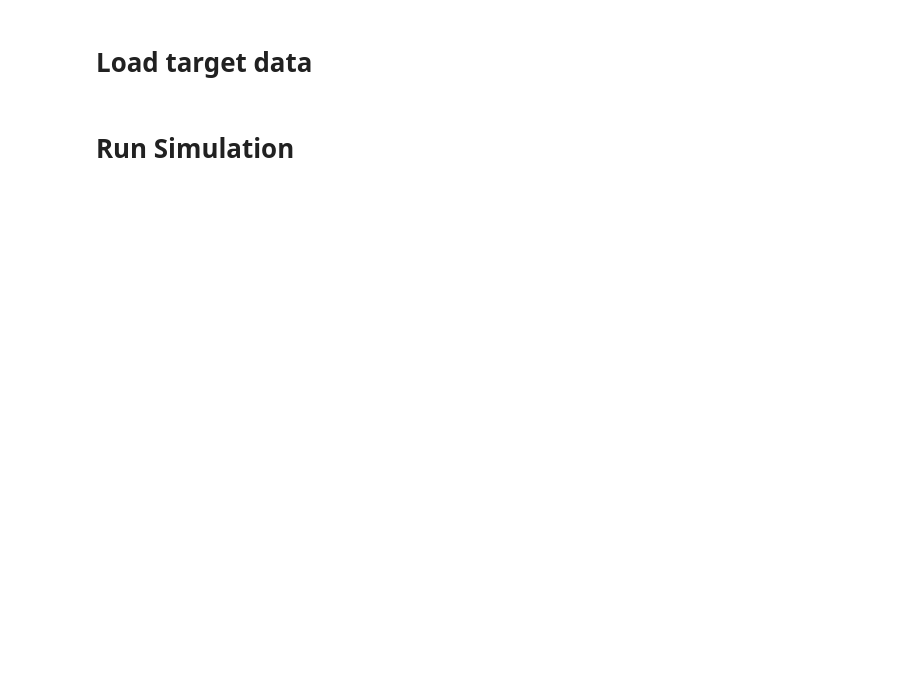
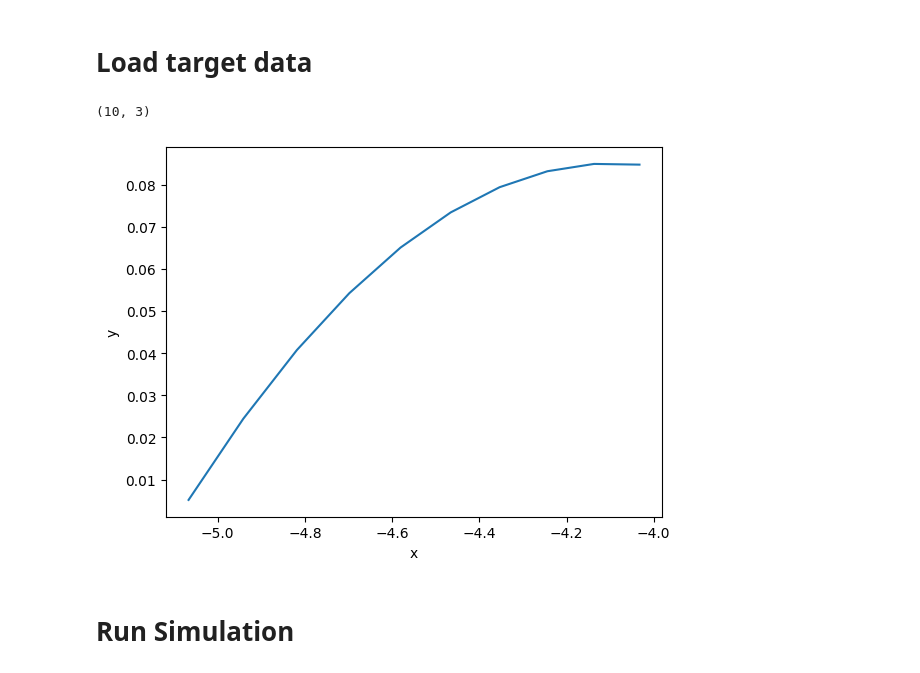
Before and after one commit to SamTov/projects, a Jupyter notebook: quantum-lab/quantum-reservoir/spin-chain-simulations/spin-chain-lorenz-oscillator.ipynb, the cells around one changed output. Drawn from its saved outputs; the diff is of its cells as text; code cells hidden in the pictures; blank space fills up the shorter version.

```diff
--- a/quantum-lab/quantum-reservoir/spin-chain-simulations/spin-chain-lorenz-oscillator.ipynb
+++ b/quantum-lab/quantum-reservoir/spin-chain-simulations/spin-chain-lorenz-oscillator.ipynb
@@ -35,14 +45,18 @@ print(f"Using {device} device")
 # Load target data
 # %%
 with hf.File("trajectory.hdf5", "r") as db:
-    trajectory = db["Wanted_Positions"][:]
+    trajectory = db["Wanted_Positions"][:10]
 # %%
 print(trajectory.shape)
+# %% [output]
+(10, 3)
 # %%
-plt.plot(trajectory[:500, 0], trajectory[:500, 1])
+plt.plot(trajectory[:, 0], trajectory[:, 1])
 plt.xlabel("x")
 plt.ylabel("y")
 plt.show()
+# %% [output]
+[figure, added]
 # %% [markdown]
 # Run Simulation
 # %%
```
Also changed, not shown: parts of 8 cells of this notebook, 1 other file.
